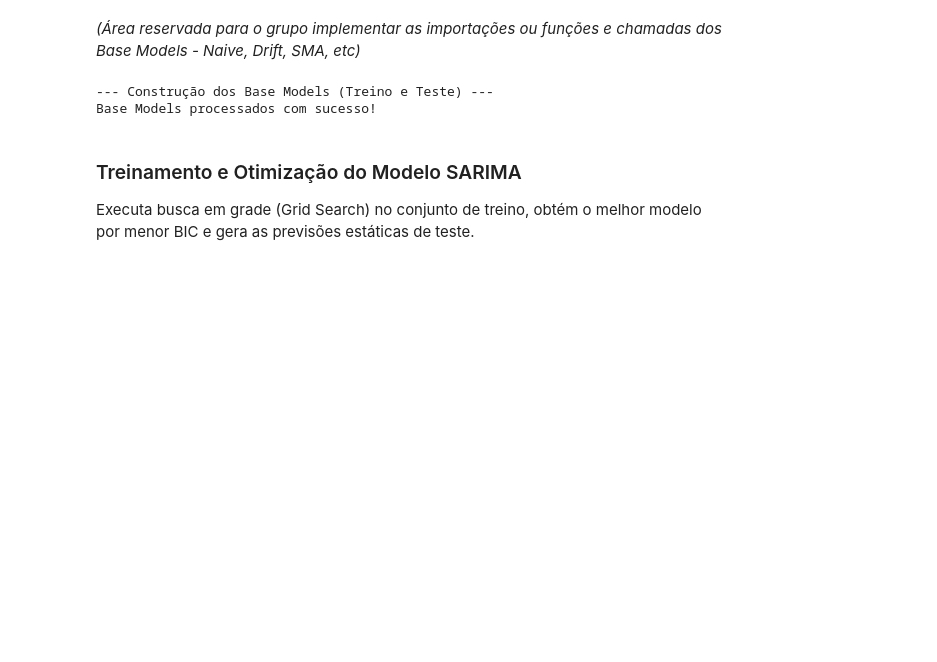
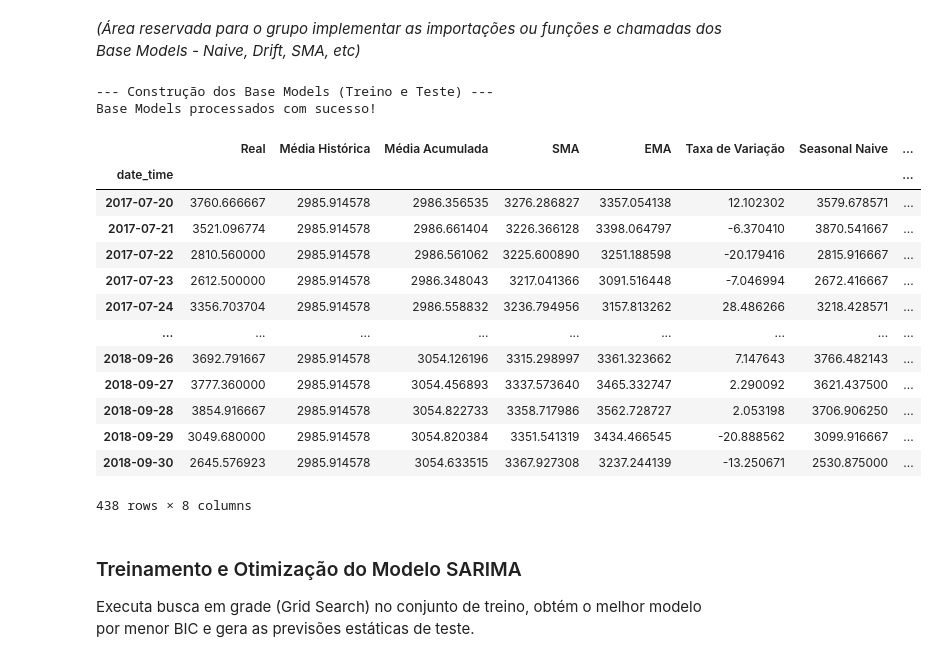
Before and after one commit to LeleNascimennto/sarima-model, a Jupyter notebook: pipeline.ipynb, the cells around one changed output. Drawn from its saved outputs; the diff is of its cells as text; code cells hidden in the pictures; blank space fills up the shorter version.

```diff
--- a/pipeline.ipynb
+++ b/pipeline.ipynb
@@ -328,6 +328,10 @@ def rolling_forecast_sarima(serie, split_index, order, seasonal_order, step=4):
     </p>
 </div>
 # %%
+def media_historica(serie_treino, serie_teste):
+    media = serie_treino.mean()
+    return pd.Series(media, index=serie_teste.index)
+
 def sma(serie, janela):
     serie = pd.Series(serie)
     previsao = serie.rolling(window=janela).mean()
@@ -352,6 +356,11 @@ def seasonal_naive(serie, periodo):
     serie = pd.Series(serie)
     previsao = serie.shift(periodo)
     return previsao
+
+def delta(serie):
+    serie = pd.Series(serie)
+    previsao = serie.diff()
+    return previsao
 # %% [markdown]
 <div style="
     background-color: #0a0e14;
@@ -586,23 +595,55 @@ Calcula previsões simples (Média, Naive, Drift e Seasonal Naive) sobre o conju
 # %%
 print("--- Construção dos Base Models (Treino e Teste) ---")
 
+# Treino
 prev_sma_treino = sma(treino, janela=7).dropna()
 prev_ema_treino = ema(treino, span=7).dropna()
 prev_snaive_treino = seasonal_naive(treino, periodo=7).dropna()
+prev_media_acumulada_treino = media_acumulada(treino).dropna()
+prev_taxa_variacao_treino = taxa_variacao(treino).dropna()
+prev_delta_treino = delta(treino).dropna()
+prev_media_historica_treino = pd.Series(treino.mean(), index=treino.index)
 
-prev_sma_teste = sma(df_daily[COLUNA_VALOR], janela=7).dropna()
-prev_sma_teste = prev_sma_teste.loc[teste.index]
-
-prev_ema_teste = ema(df_daily[COLUNA_VALOR], span=7).dropna()
-prev_ema_teste = prev_ema_teste.loc[teste.index]
-
-prev_snaive_teste = seasonal_naive(df_daily[COLUNA_VALOR], periodo=7).dropna()
-prev_snaive_teste = prev_snaive_teste.loc[teste.index]
+# Teste
+prev_sma_teste = sma(df_daily[COLUNA_VALOR], janela=7).loc[teste.index]
+prev_ema_teste = ema(df_daily[COLUNA_VALOR], span=7).loc[teste.index]
+prev_snaive_teste = seasonal_naive(df_daily[COLUNA_VALOR], periodo=7).loc[teste.index]
+prev_media_acumulada_teste = media_acumulada(df_daily[COLUNA_VALOR]).loc[teste.index]
+prev_taxa_variacao_teste = taxa_variacao(df_daily[COLUNA_VALOR]).loc[teste.index]
+prev_delta_teste = delta(df_daily[COLUNA_VALOR]).loc[teste.index]
+prev_media_historica_teste = media_historica(treino, teste)
 
 print("Base Models processados com sucesso!")
+
+comparacao_previsoes = pd.DataFrame({
+    "Real": teste.values,
+    "Média Histórica": prev_media_historica_teste.values,
+    "Média Acumulada": prev_media_acumulada_teste.values,
+    "SMA": prev_sma_teste.values,
+    "EMA": prev_ema_teste.values,
+    "Taxa de Variação": prev_taxa_variacao_teste.values,
+    "Seasonal Naive": prev_snaive_teste.values,
+    "Delta": prev_delta_teste.values
+}, index=teste.index)
+
+display(comparacao_previsoes)
 # %% [output]
 --- Construção dos Base Models (Treino e Teste) ---
 Base Models processados com sucesso!
+|  | Real | Média Histórica | Média Acumulada | SMA | EMA | Taxa de Variação | Seasonal Naive | ... |
+| date_time |  |  |  |  |  |  |  | ... |
+| 2017-07-20 | 3760.666667 | 2985.914578 | 2986.356535 | 3276.286827 | 3357.054138 | 12.102302 | 3579.678571 | ... |
+| 2017-07-21 | 3521.096774 | 2985.914578 | 2986.661404 | 3226.366128 | 3398.064797 | -6.370410 | 3870.541667 | ... |
+| 2017-07-22 | 2810.560000 | 2985.914578 | 2986.561062 | 3225.600890 | 3251.188598 | -20.179416 | 2815.916667 | ... |
+| 2017-07-23 | 2612.500000 | 2985.914578 | 2986.348043 | 3217.041366 | 3091.516448 | -7.046994 | 2672.416667 | ... |
+| 2017-07-24 | 3356.703704 | 2985.914578 | 2986.558832 | 3236.794956 | 3157.813262 | 28.486266 | 3218.428571 | ... |
+| ... | ... | ... | ... | ... | ... | ... | ... | ... |
+| 2018-09-26 | 3692.791667 | 2985.914578 | 3054.126196 | 3315.298997 | 3361.323662 | 7.147643 | 3766.482143 | ... |
+| 2018-09-27 | 3777.360000 | 2985.914578 | 3054.456893 | 3337.573640 | 3465.332747 | 2.290092 | 3621.437500 | ... |
+| 2018-09-28 | 3854.916667 | 2985.914578 | 3054.822733 | 3358.717986 | 3562.728727 | 2.053198 | 3706.906250 | ... |
+| 2018-09-29 | 3049.680000 | 2985.914578 | 3054.820384 | 3351.541319 | 3434.466545 | -20.888562 | 3099.916667 | ... |
+| 2018-09-30 | 2645.576923 | 2985.914578 | 3054.633515 | 3367.927308 | 3237.244139 | -13.250671 | 2530.875000 | ... |
+438 rows × 8 columns
 # %% [markdown]
 ### Treinamento e Otimização do Modelo SARIMA
 
```
Also changed, not shown: 3 other files.
